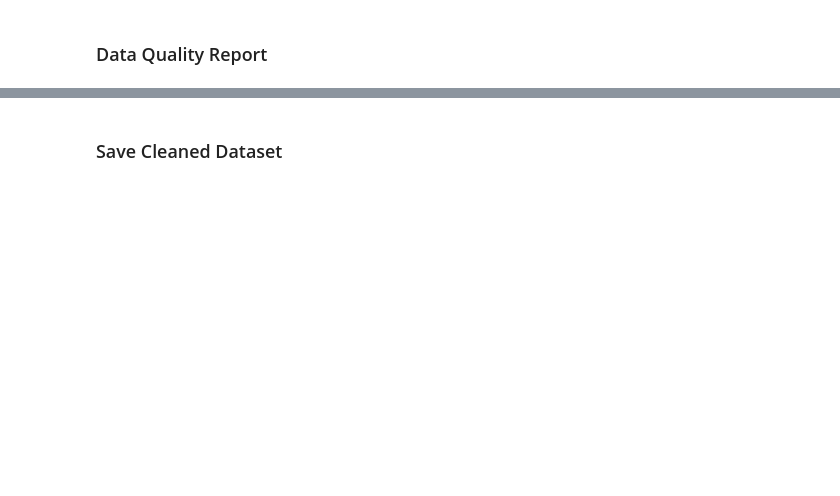
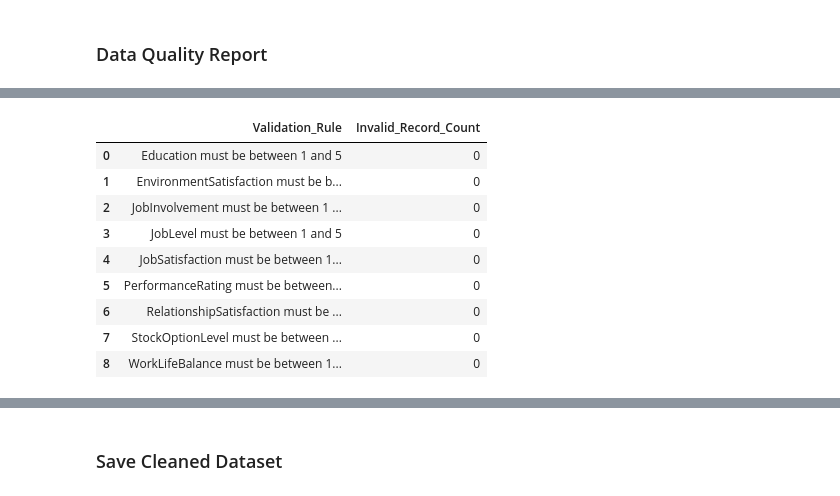
Before and after one commit to mananipratik/i_project, a Jupyter notebook: nb/2_data_cleaning.ipynb, the cells around one changed output, grey strips where cells are left out. Cells and saved outputs as stored; diff of their text form; code cells hidden in the pictures; blank space fills up the shorter version.

```diff
--- a/nb/2_data_cleaning.ipynb
+++ b/nb/2_data_cleaning.ipynb
@@ -512,0 +788,46 @@ display(unique_count_summary)
+# %%
+# ==========================================
+# ORDINAL VALUE VALIDATION
+# ==========================================
+
+ordinal_rules = {
+    'Education': (1, 5),
+    'EnvironmentSatisfaction': (1, 4),
+    'JobInvolvement': (1, 4),
+    'JobLevel': (1, 5),
+    'JobSatisfaction': (1, 4),
+    'PerformanceRating': (1, 4),
+    'RelationshipSatisfaction': (1, 4),
+    'StockOptionLevel': (0, 3),
+    'WorkLifeBalance': (1, 4)
+}
+
+ordinal_results = []
+
+for col, (min_val, max_val) in ordinal_rules.items():
+
+    invalid_count = (
+        (df_clean[col] < min_val) |
+        (df_clean[col] > max_val)
+    ).sum()
+
+    ordinal_results.append({
+        'Validation_Rule': f'{col} must be between {min_val} and {max_val}',
+        'Invalid_Record_Count': invalid_count
+    })
+
+
+ordinal_validation_report = pd.DataFrame(ordinal_results)
+
+display(ordinal_validation_report)
+# %% [output]
+|  | Validation_Rule | Invalid_Record_Count |
+| 0 | Education must be between 1 and 5 | 0 |
+| 1 | EnvironmentSatisfaction must be b... | 0 |
+| 2 | JobInvolvement must be between 1 ... | 0 |
+| 3 | JobLevel must be between 1 and 5 | 0 |
+| 4 | JobSatisfaction must be between 1... | 0 |
+| 5 | PerformanceRating must be between... | 0 |
+| 6 | RelationshipSatisfaction must be ... | 0 |
+| 7 | StockOptionLevel must be between ... | 0 |
+| 8 | WorkLifeBalance must be between 1... | 0 |
```
Also changed, not shown: parts of 9 cells of this notebook, 2 other files.
